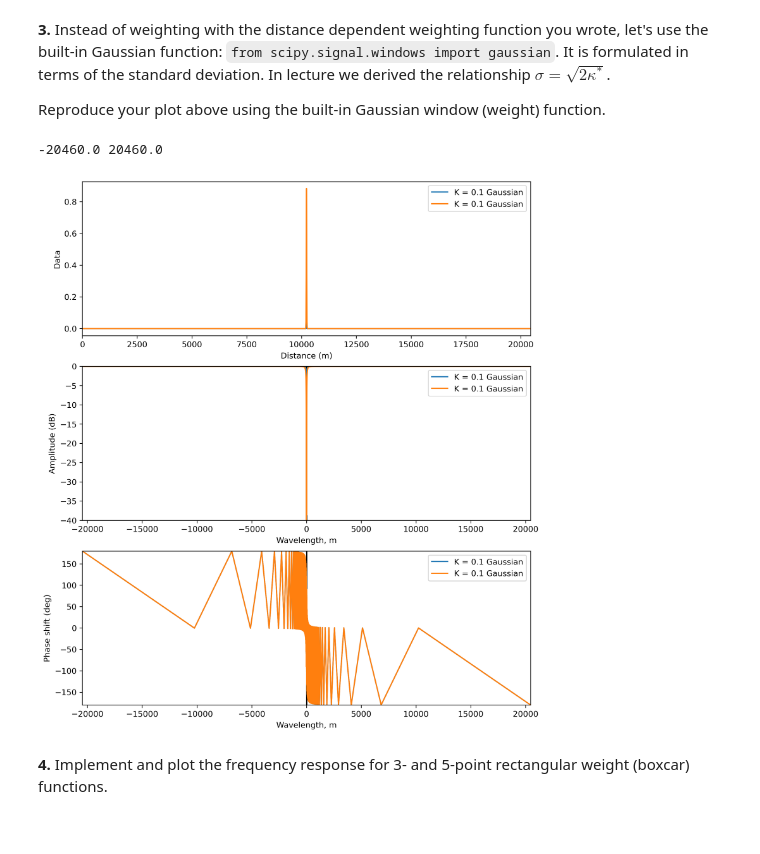
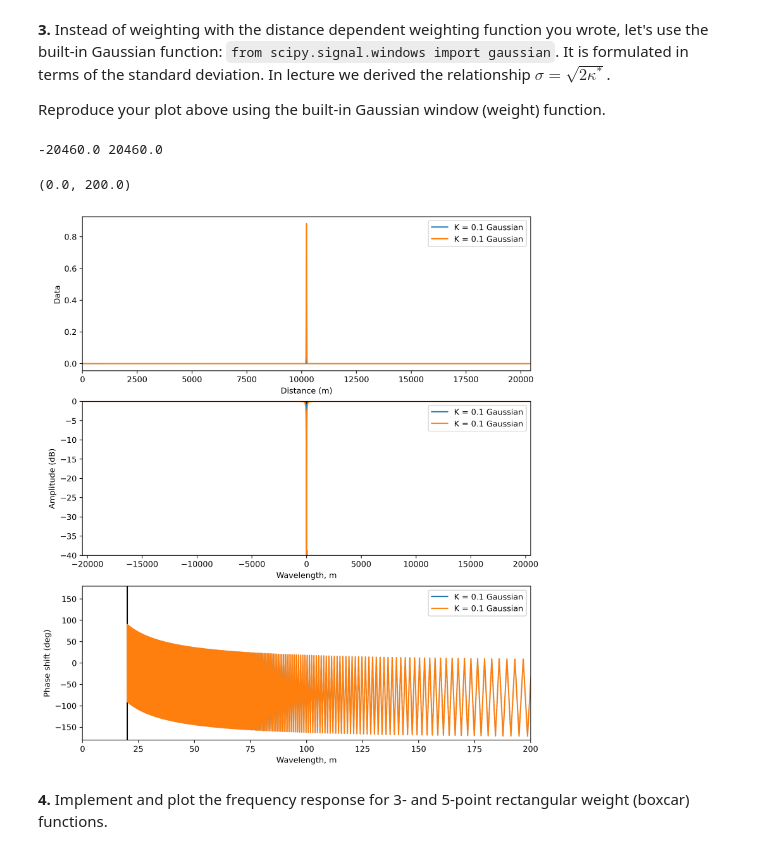
Before and after one commit to jillianndufort/Data-Fields, a Jupyter notebook: Homework 4-Dufort.ipynb, the cells around one changed output. Saved outputs shown, nothing was run; the diff lists cells and outputs as text; code cells hidden in the pictures.

```diff
--- a/Homework 4-Dufort.ipynb
+++ b/Homework 4-Dufort.ipynb
@@ -188,25 +191,27 @@ Reproduce your plot above using the built-in Gaussian window (weight) function.
 # %%
 from scipy.signal.windows import gaussian
 
 def sigma(k):
     sigma = np.sqrt(2*k)
     return sigma
 
 sigma1 = sigma(0.1)
 sigma2 = sigma(0.5)
 
 gauss1 = gaussian(N, sigma1)
 gauss2 = gaussian(N, sigma2)
 
 fig, axes = plt.subplots(3, 1, figsize=(10,12), dpi=300)
 
 signals = [gauss1, gauss2]
 labels = ['K = 0.1 Gaussian', 'K = 0.1 Gaussian']
 
 response_plot(signals[:], x, axes, freqs, labels=labels[:], wavelength=True)
+plt.xlim(0,200)
 # %% [output]
 -20460.0 20460.0
+(0.0, 200.0)
-[figure, old version]
+[figure, new version]
 # %% [markdown]
 **4.** Implement and plot the frequency response for 3- and 5-point rectangular weight (boxcar) functions.
 # %%
```
Also changed, not shown: parts of 7 cells of this notebook.
